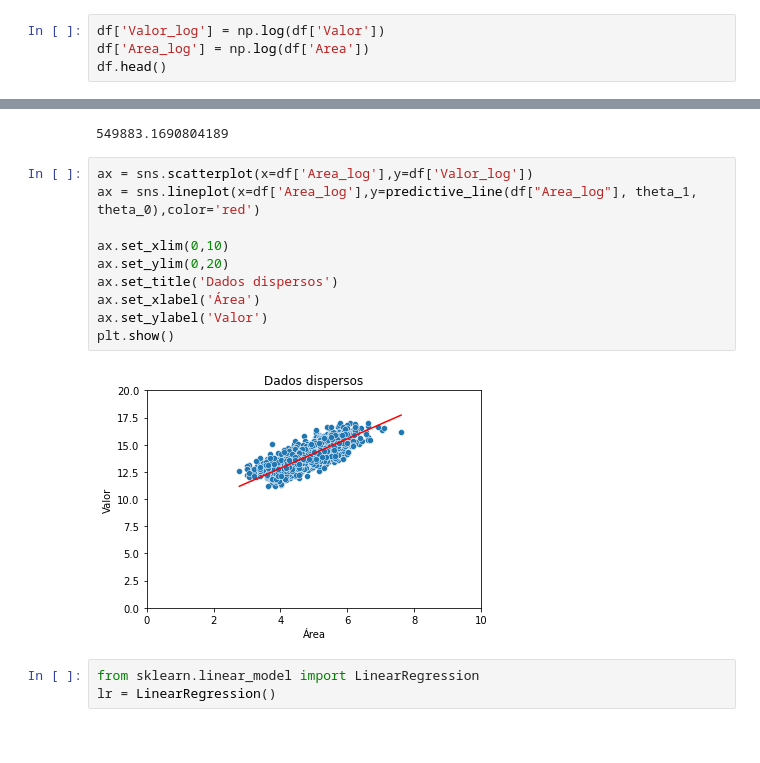
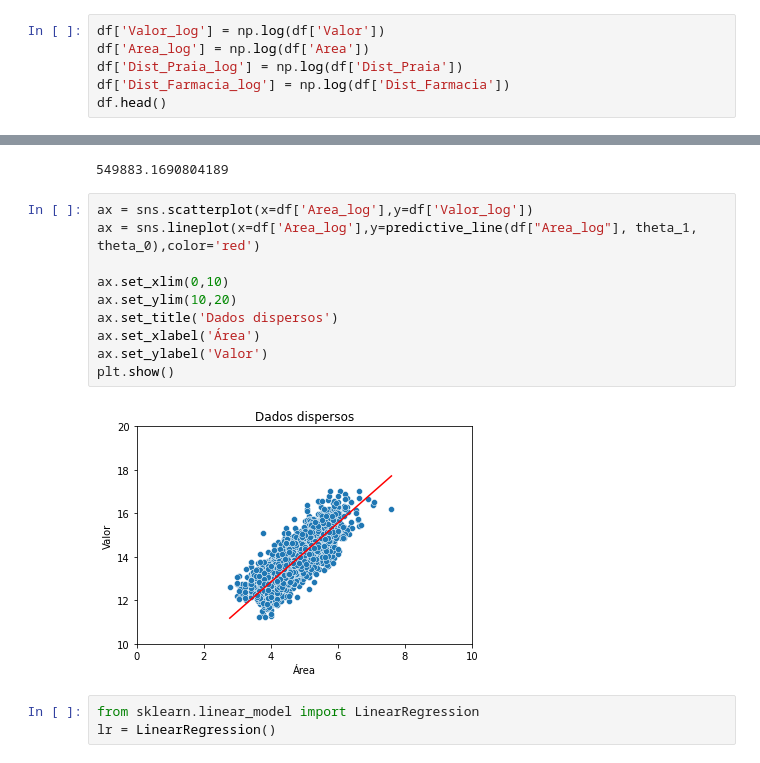
Before and after one commit to BrunoASNascimento/ml_study, a Jupyter notebook: linear regression/full_linear_regression.ipynb, the cells around one changed output, grey strips where cells are left out. Cells and saved outputs as stored; diff of their text form.

```diff
--- a/linear regression/full_linear_regression.ipynb
+++ b/linear regression/full_linear_regression.ipynb
@@ -14,5 +14,7 @@ df.head()
 # %%
 df['Valor_log'] = np.log(df['Valor'])
 df['Area_log'] = np.log(df['Area'])
+df['Dist_Praia_log'] = np.log(df['Dist_Praia'])
+df['Dist_Farmacia_log'] = np.log(df['Dist_Farmacia'])
 df.head()
 # %% [output]
@@ -155,15 +157,15 @@ np.exp(predictive_line(np.log(72), theta_1, theta_0)) # Test 72m²
 # %%
 ax = sns.scatterplot(x=df['Area_log'],y=df['Valor_log'])
 ax = sns.lineplot(x=df['Area_log'],y=predictive_line(df["Area_log"], theta_1, theta_0),color='red')
 
 ax.set_xlim(0,10)
-ax.set_ylim(0,20)
+ax.set_ylim(10,20)
 ax.set_title('Dados dispersos')
 ax.set_xlabel('Área')
 ax.set_ylabel('Valor')
 plt.show()
 # %% [output]
-[figure, old version]
+[figure, new version]
 # %%
 from sklearn.linear_model import LinearRegression
 lr = LinearRegression()
```
Also changed, not shown: parts of 1 cell of this notebook.
